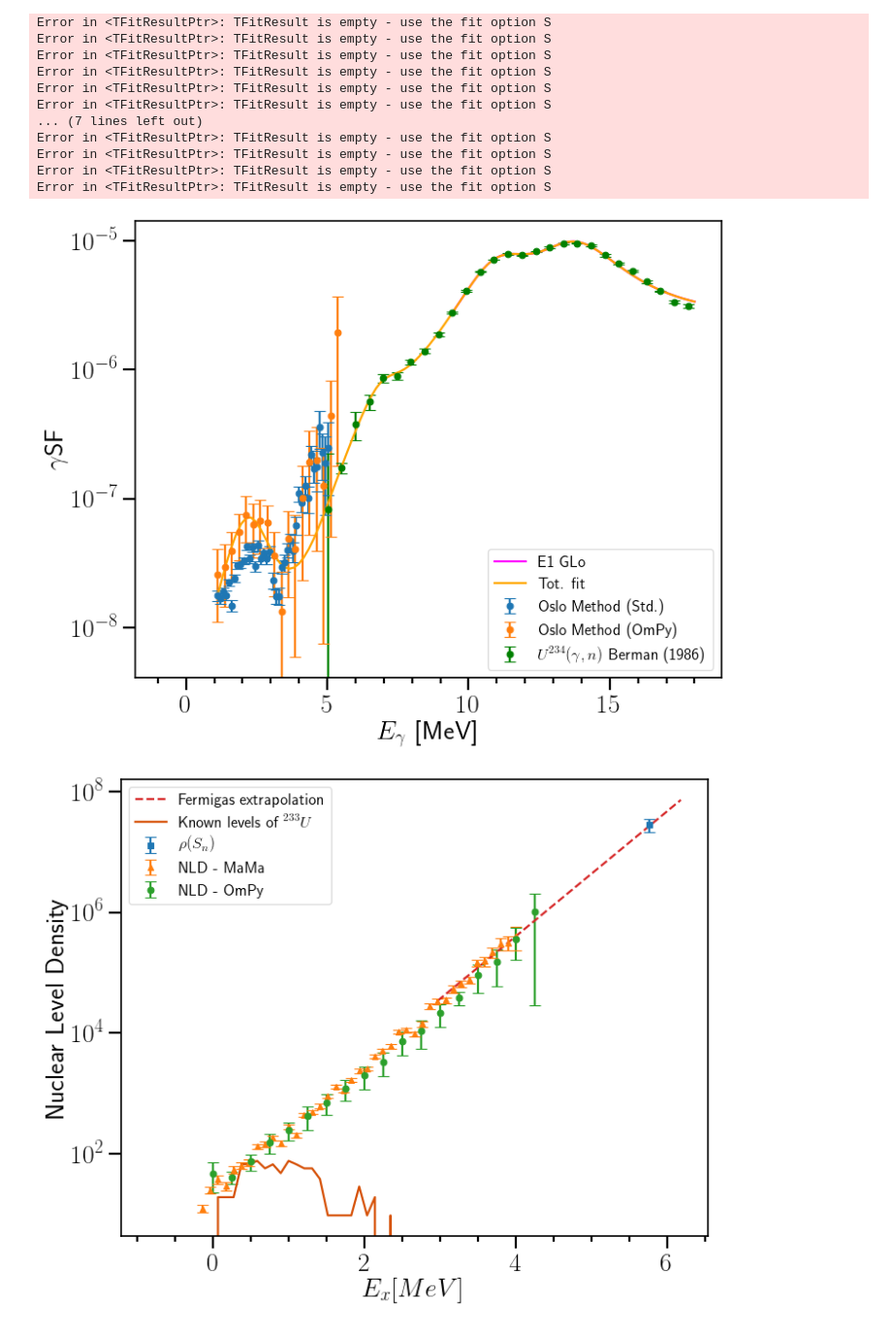
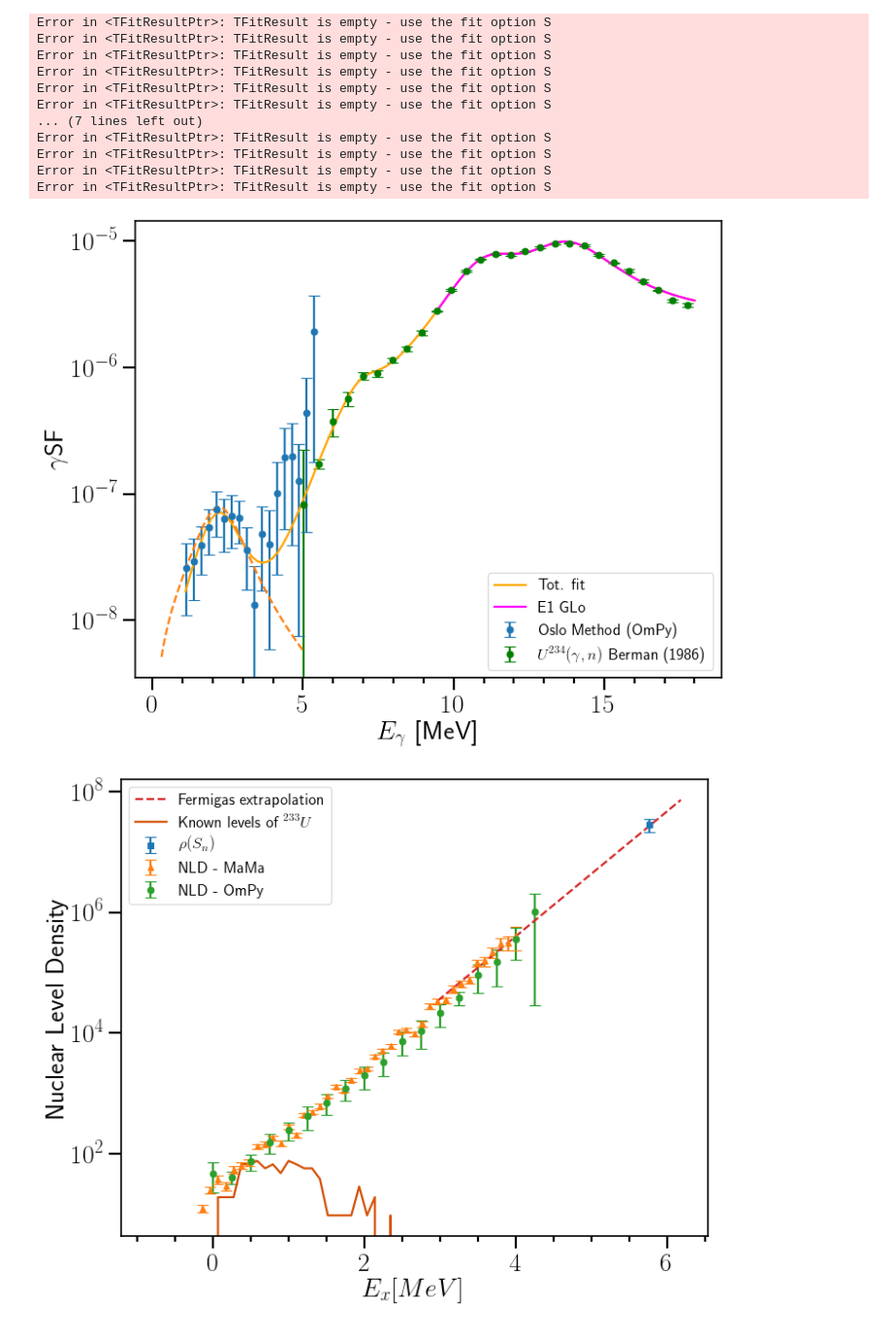
Before and after one commit to tellefs/MasterThesis, a Jupyter notebook: plotting/analysis_plots.ipynb, the cells around one changed output. Shown at 97% size. Saved outputs shown, nothing was run; the diff lists cells and outputs as text; code cells hidden in the pictures.

```diff
--- a/plotting/analysis_plots.ipynb
+++ b/plotting/analysis_plots.ipynb
@@ -693,42 +701,54 @@ Error in <TFitResultPtr>: TFitResult is empty - use the fit option S
 fig, ax = plt.subplots()
 
 #This experiment
-ax.errorbar(x=energy_gsf_om, y=gsf_om, yerr=gsf_om_error, marker='o', linestyle='', label='Oslo Method (Std.)')
+#ax.errorbar(x=energy_gsf_om, y=gsf_om, yerr=gsf_om_error, marker='o', linestyle='', label='Oslo Method (Std.)')
 ax.errorbar(x=energy_gsf_ompy, y=gsf_ompy_median, yerr=gsf_ompy_error, marker='o', linestyle='', label='Oslo Method (OmPy)')
 
 
 #Experimental: Berman 1986
 ax.errorbar(energy_exp1, gsf_exp1, yerr=gsf_exp1_error, x_err=None, fmt="o", color='green', label="$U^{234}(\gamma,n)$ Berman (1986)")
+
+
+#Plotting total fit
+fitted_parameters = np.zeros(no_of_parameters_tot)
+for i in range(no_of_parameters_tot):
+    fitted_parameters[i] = fit_strength.GetParameters()[i]
+x_plot = [np.linspace(xmin_tot, xmax_tot, 100)]
+y_plot = FitFunctionStrength(x_plot, fitted_parameters)
+ax.plot(x_plot[0], y_plot, color='orange', label='Tot. fit')
+
+fitted_parameters_SR = np.zeros(3)
+fitted_parameters_SR[0] = fitted_parameters[13]
+fitted_parameters_SR[1] = fitted_parameters[14]
+fitted_parameters_SR[2] = fitted_parameters[15]
+x_plot = [np.linspace(0.3, 5, 100)]
+y_plot = FitPygmy(x_plot, fitted_parameters_SR)
+ax.plot(x_plot[0], y_plot, '--')
 
 #Plotting fit of GDR
 fitted_parameters_E1 = np.zeros(no_of_parameters_GDR)
 for i in range(no_of_parameters_GDR):
     fitted_parameters_E1[i] = fit_strength_E1.GetParameters()[i]
 x_plot = [np.linspace(xmin_GDR, xmax_GDR, 100)]
 y_plot = FitFunctionE1(x_plot, fitted_parameters_E1)
 ax.plot(x_plot[0], y_plot, color='magenta', label='E1 GLo')
 
-#Plotting total fit
-fitted_parameters = np.zeros(no_of_parameters_tot)
-for i in range(no_of_parameters_tot):
-    fitted_parameters[i] = fit_strength.GetParameters()[i]
-x_plot = [np.linspace(xmin_tot, xmax_tot, 100)]
-y_plot = FitFunctionStrength(x_plot, fitted_parameters)
-ax.plot(x_plot[0], y_plot, color='orange', label='Tot. fit')
+
+
 
 
 #ax.set_ylim(1e-8, 1e-5)
 #ax.set_xlim(0, 7)
 ax.set_yscale('log')
 ax.yaxis.set_minor_locator(AutoMinorLocator())
 ax.xaxis.set_minor_locator(AutoMinorLocator())
 ax.set_xlabel('$E_\gamma$  [MeV]')
 ax.set_ylabel('$\gamma$SF')
 ax.legend(fontsize=15)
 
 fig.show()
 # %% [output]
-[figure, old version]
+[figure, new version]
 # %%
 fig, ax = plt.subplots()
 
```
Also changed, not shown: parts of 1 cell of this notebook.
